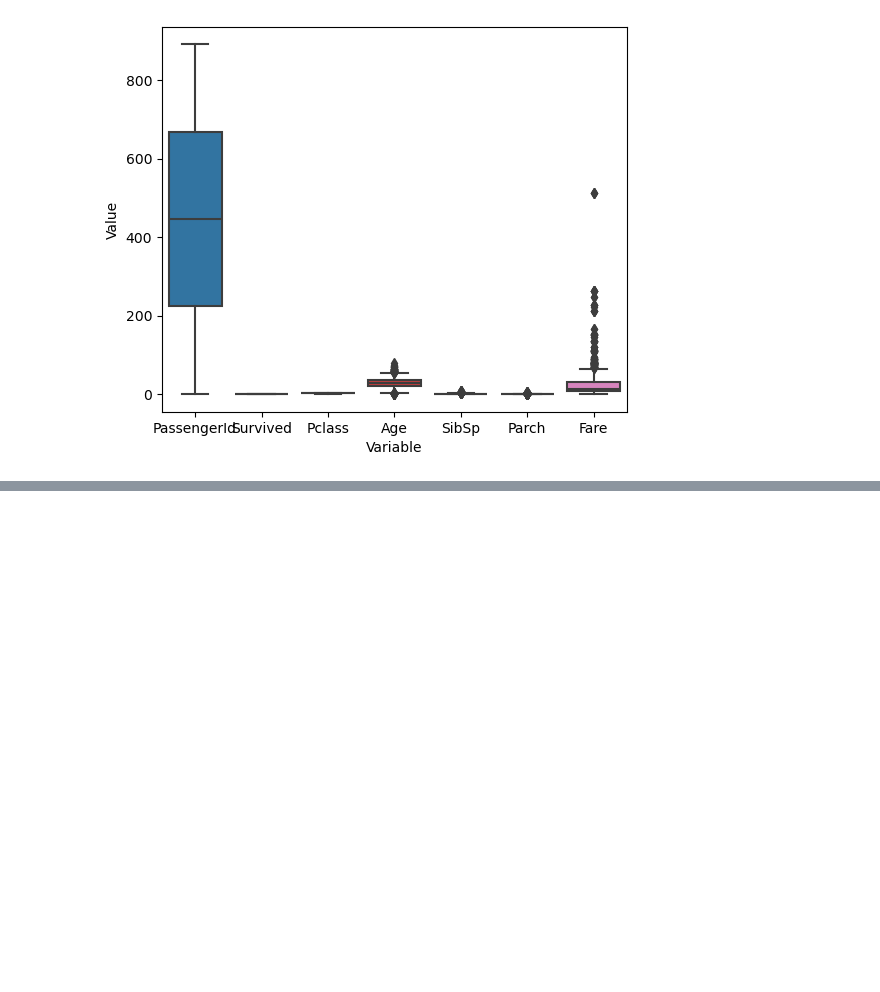
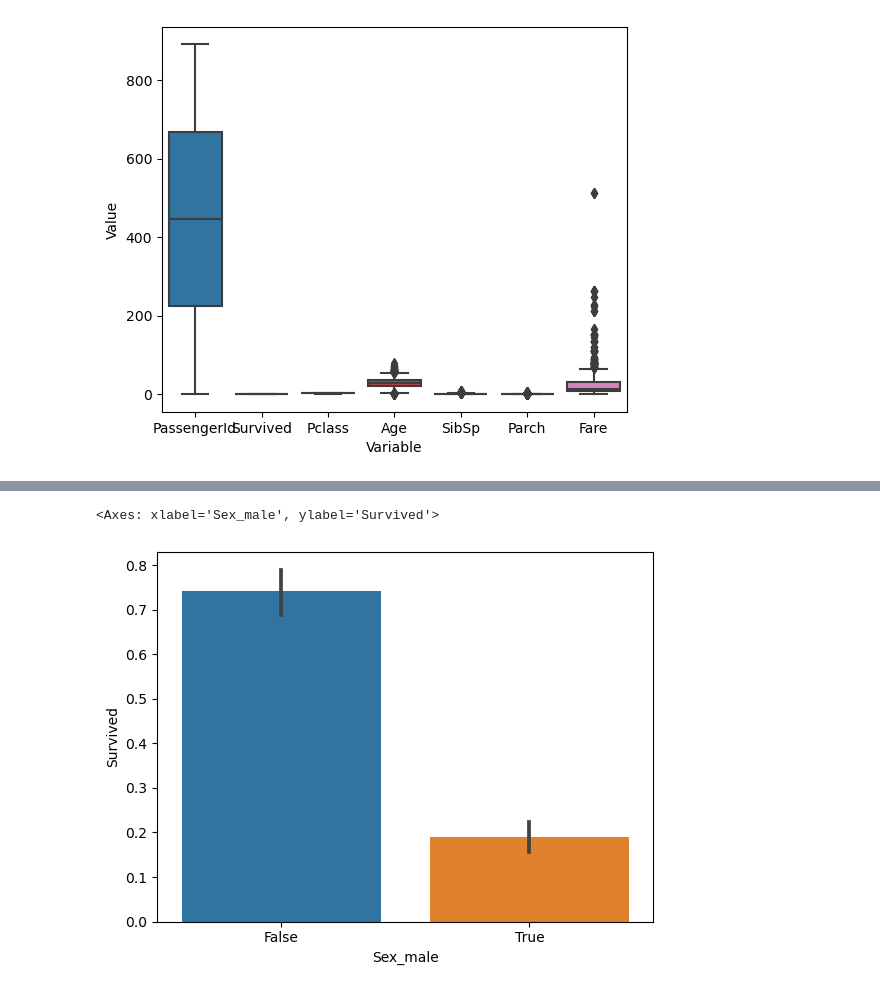
Before and after one commit to shriyanshihihi/ML-DS-roadmap26, a Jupyter notebook: EDA_practice.ipynb, the cells around one changed output, grey strips where cells are left out. Cells and saved outputs as stored; diff of their text form; code cells hidden in the pictures; blank space fills up the shorter version.

```diff
--- a/EDA_practice.ipynb
+++ b/EDA_practice.ipynb
@@ -132,3 +132,10 @@ df.head()
 | 2 | 3 | 1 | 3 | Heikkinen, Miss. Laina | -0.284663 | 0 | 0 | STON/O2. 3101282 | -0.488854 | B96 B98 | ... |
 | 3 | 4 | 1 | 1 | Futrelle, Mrs. Jacques Heath (Lil... | 0.407926 | 1 | 0 | 113803 | 0.420730 | C123 | ... |
 | 4 | 5 | 0 | 3 | Allen, Mr. William Henry | 0.407926 | 0 | 0 | 373450 | -0.486337 | B96 B98 | ... |
+# %%
+import seaborn as sns
+
+sns.barplot(x="Sex_male", y="Survived", data=df)
+# %% [output]
+<Axes: xlabel='Sex_male', ylabel='Survived'>
+[figure, added]
```
Also changed, not shown: parts of 9 cells of this notebook, 2 other files.
